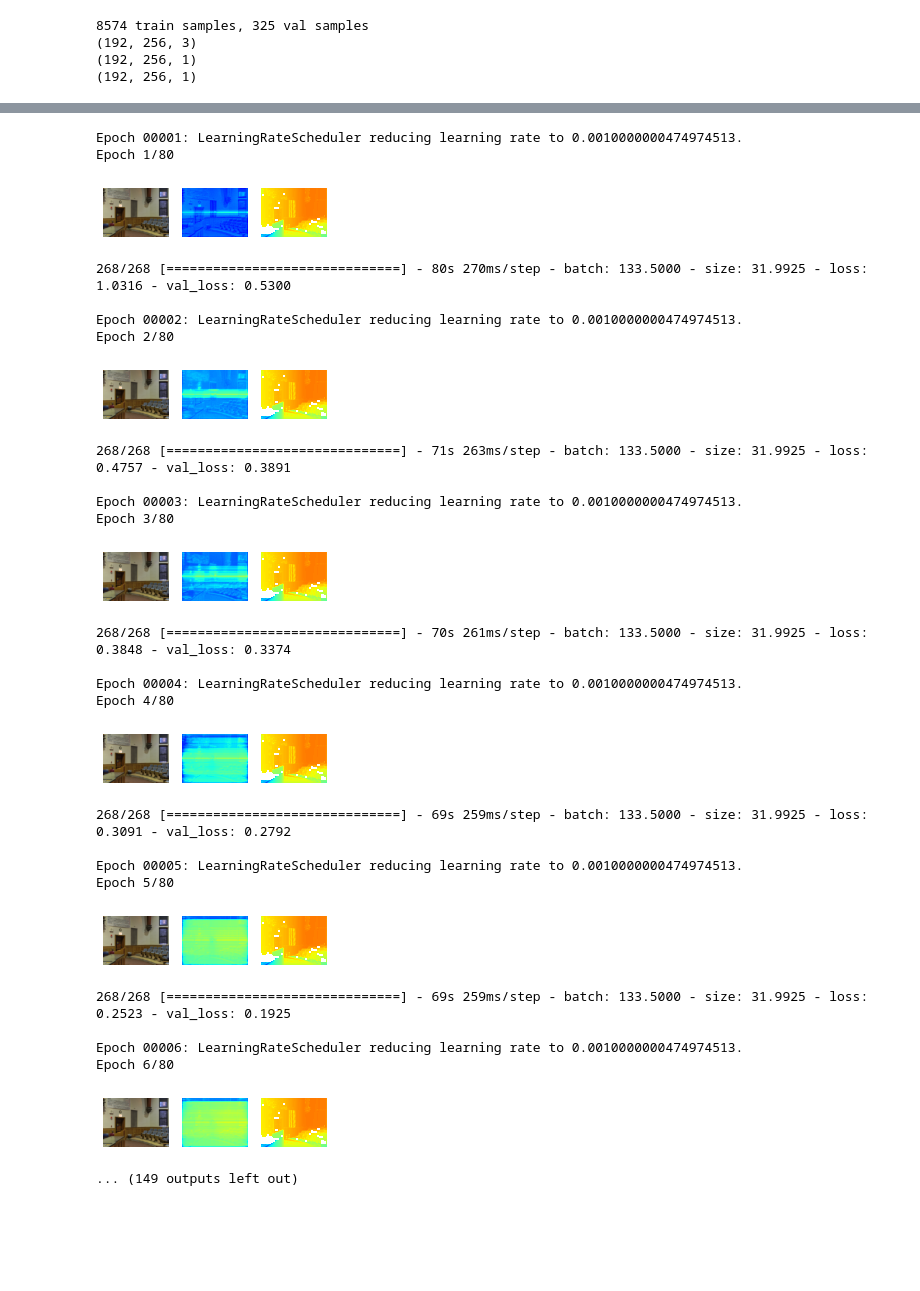
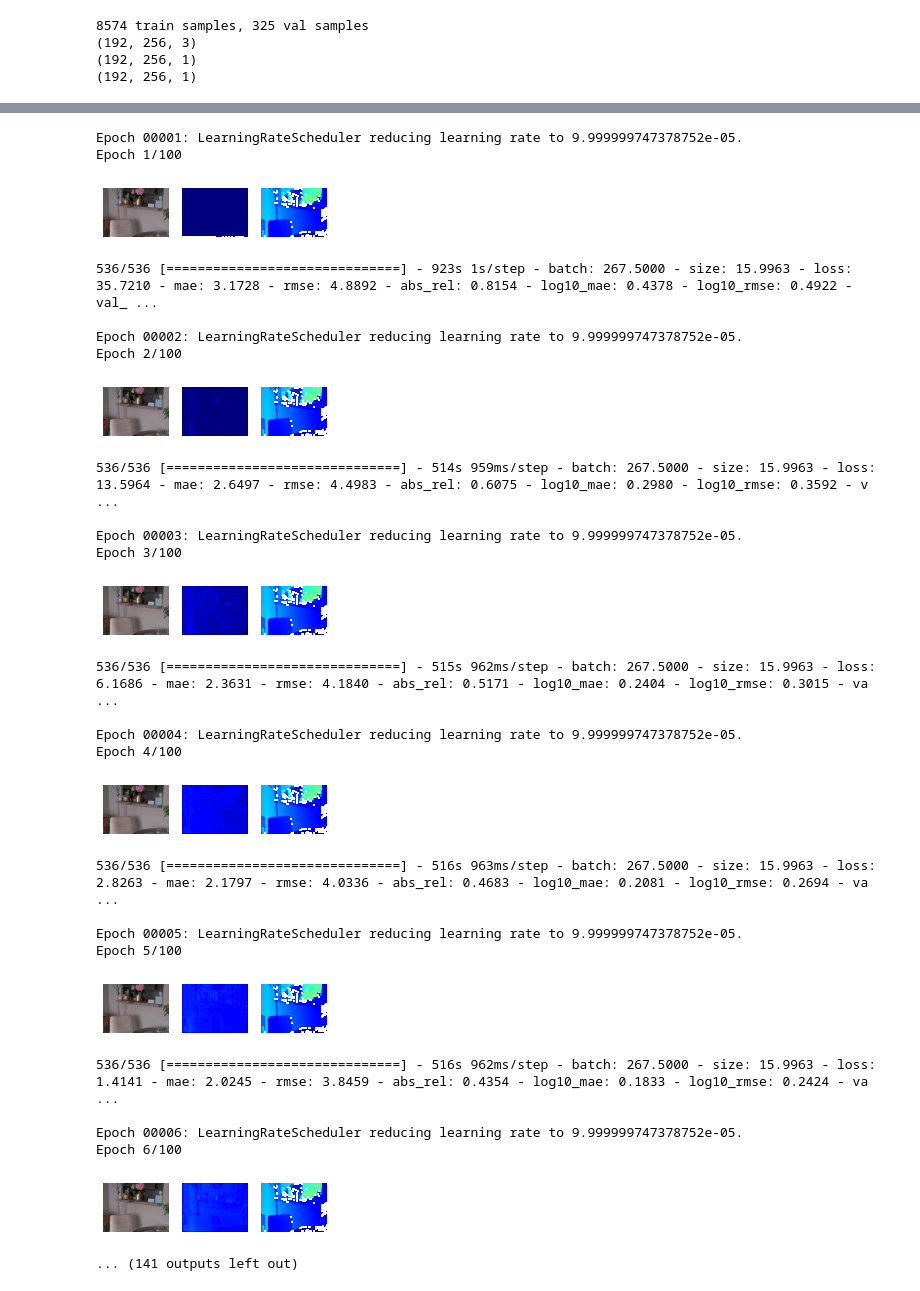
Before and after one commit to TheGuywithTheHat/CSCI-capstone, a Jupyter notebook: main/LIDAR_RBG_depth.ipynb, the cells around one changed output, grey strips where cells are left out. Cells and saved outputs as stored; diff of their text form; code cells hidden in the pictures; blank space fills up the shorter version.

Commit message:
working model configuration

```diff
--- a/main/LIDAR_RBG_depth.ipynb
+++ b/main/LIDAR_RBG_depth.ipynb
@@ -118,8 +119,8 @@ print(train_depth[0].shape)
 print(train_depth_mask[0].shape)
 image_shape = train_rgb[0].shape
 
-train_gen = ImageDataGenerator().flow((train_rgb, [train_depth_scan, train_depth_mask_scan, train_depth, train_depth_mask]), train_depth, batch_size=32, shuffle=True)
-val_gen = ImageDataGenerator().flow((val_rgb, [val_depth_scan, val_depth_mask_scan, val_depth, val_depth_mask]), val_depth, batch_size=32, shuffle=False)
+train_gen = ImageDataGenerator().flow((train_rgb, [train_depth_scan, train_depth_mask_scan, train_depth, train_depth_mask]), train_depth, batch_size=16, shuffle=True)
+val_gen = ImageDataGenerator().flow((val_rgb, [val_depth_scan, val_depth_mask_scan, val_depth, val_depth_mask]), val_depth, batch_size=16, shuffle=False)
 # %% [output]
 8574 train samples, 325 val samples
 (192, 256, 3)
@@ -236,4 +320,4 @@ def make_model():
 # %%
 tf.keras.backend.clear_session()
 # %%
-model = make_model()
+model = make_resnet_model()
@@ -258,9 +324,9 @@ ________________________________________________________________________________
 # %%
-run_name = datetime.now().strftime("%Y%m%d-%H%M%S") + "-comp-unet-san"
+run_name = datetime.now().strftime("%Y%m%d-%H%M%S") + "-comp-resnet-san"
 
 class DisplayCallback(callbacks.Callback):
     def on_epoch_end(self, epoch, logs=None):
-        i = 0
+        i = 100
         sample = model.predict([[val_rgb[i]], [val_depth_scan[i]], [val_depth_mask_scan[i]], [val_depth[i]], [val_depth_mask[i]]])
         display_images(val_rgb[i], sample[0], val_depth[i] * val_depth_mask[i])
 
@@ -285,53 +351,52 @@ def run_epochs(epochs=100, lr_epoch=100):
     )
 
     curr_epochs += epochs
+    return history
 
-def display_samples():
-    indices = [0, 100, 200, 300]
+def display_samples(indices=[0, 100, 200, 300]):
     samples = model.predict([train_rgb[indices], train_depth_scan[indices], train_depth_mask_scan[indices], train_depth[indices], train_depth_mask[indices]])
     i = 0
 
     for i in range(4):
         display_images(train_rgb[indices[i]], samples[i], train_depth[indices[i]] * train_depth_mask[indices[i]])
 
-    indices = [0, 100, 200, 300]
     samples = model.predict([val_rgb[indices], val_depth_scan[indices], val_depth_mask_scan[indices], val_depth[indices], val_depth_mask[indices]])
     i = 0
 
     for i in range(4):
         display_images(val_rgb[indices[i]], samples[i], val_depth[indices[i]] * val_depth_mask[indices[i]])
 # %%
-run_epochs(80)
+history = run_epochs(100, 30)
 # %% [output]
-Epoch 00001: LearningRateScheduler reducing learning rate to 0.0010000000474974513.
-Epoch 1/80
+Epoch 00001: LearningRateScheduler reducing learning rate to 9.999999747378752e-05.
+Epoch 1/100
-[figure, old version]
+[figure, new version]
-268/268 [==============================] - 80s 270ms/step - batch: 133.5000 - size: 31.9925 - loss: 1.0316 - val_loss: 0.5300
+536/536 [==============================] - 923s 1s/step - batch: 267.5000 - size: 15.9963 - loss: 35.7210 - mae: 3.1728 - rmse: 4.8892 - abs_rel: 0.8154 - log10_mae: 0.4378 - log10_rmse: 0.4922 - val_ ...
 
-Epoch 00002: LearningRateScheduler reducing learning rate to 0.0010000000474974513.
-Epoch 2/80
+Epoch 00002: LearningRateScheduler reducing learning rate to 9.999999747378752e-05.
+Epoch 2/100
-[figure, old version]
+[figure, new version]
-268/268 [==============================] - 71s 263ms/step - batch: 133.5000 - size: 31.9925 - loss: 0.4757 - val_loss: 0.3891
+536/536 [==============================] - 514s 959ms/step - batch: 267.5000 - size: 15.9963 - loss: 13.5964 - mae: 2.6497 - rmse: 4.4983 - abs_rel: 0.6075 - log10_mae: 0.2980 - log10_rmse: 0.3592 - v ...
 
-Epoch 00003: LearningRateScheduler reducing learning rate to 0.0010000000474974513.
-Epoch 3/80
+Epoch 00003: LearningRateScheduler reducing learning rate to 9.999999747378752e-05.
+Epoch 3/100
-[figure, old version]
+[figure, new version]
-268/268 [==============================] - 70s 261ms/step - batch: 133.5000 - size: 31.9925 - loss: 0.3848 - val_loss: 0.3374
+536/536 [==============================] - 515s 962ms/step - batch: 267.5000 - size: 15.9963 - loss: 6.1686 - mae: 2.3631 - rmse: 4.1840 - abs_rel: 0.5171 - log10_mae: 0.2404 - log10_rmse: 0.3015 - va ...
 
-Epoch 00004: LearningRateScheduler reducing learning rate to 0.0010000000474974513.
-Epoch 4/80
+Epoch 00004: LearningRateScheduler reducing learning rate to 9.999999747378752e-05.
+Epoch 4/100
-[figure, old version]
+[figure, new version]
-268/268 [==============================] - 69s 259ms/step - batch: 133.5000 - size: 31.9925 - loss: 0.3091 - val_loss: 0.2792
+536/536 [==============================] - 516s 963ms/step - batch: 267.5000 - size: 15.9963 - loss: 2.8263 - mae: 2.1797 - rmse: 4.0336 - abs_rel: 0.4683 - log10_mae: 0.2081 - log10_rmse: 0.2694 - va ...
 
-Epoch 00005: LearningRateScheduler reducing learning rate to 0.0010000000474974513.
-Epoch 5/80
+Epoch 00005: LearningRateScheduler reducing learning rate to 9.999999747378752e-05.
+Epoch 5/100
-[figure, old version]
+[figure, new version]
-268/268 [==============================] - 69s 259ms/step - batch: 133.5000 - size: 31.9925 - loss: 0.2523 - val_loss: 0.1925
+536/536 [==============================] - 516s 962ms/step - batch: 267.5000 - size: 15.9963 - loss: 1.4141 - mae: 2.0245 - rmse: 3.8459 - abs_rel: 0.4354 - log10_mae: 0.1833 - log10_rmse: 0.2424 - va ...
 
-Epoch 00006: LearningRateScheduler reducing learning rate to 0.0010000000474974513.
-Epoch 6/80
+Epoch 00006: LearningRateScheduler reducing learning rate to 9.999999747378752e-05.
+Epoch 6/100
-[figure, old version]
+[figure, new version]
-... (149 outputs left out)
+... (141 outputs left out)
 # %%
 display_samples()
 # %% [output]
```
Also changed, not shown: parts of 16 cells of this notebook.
